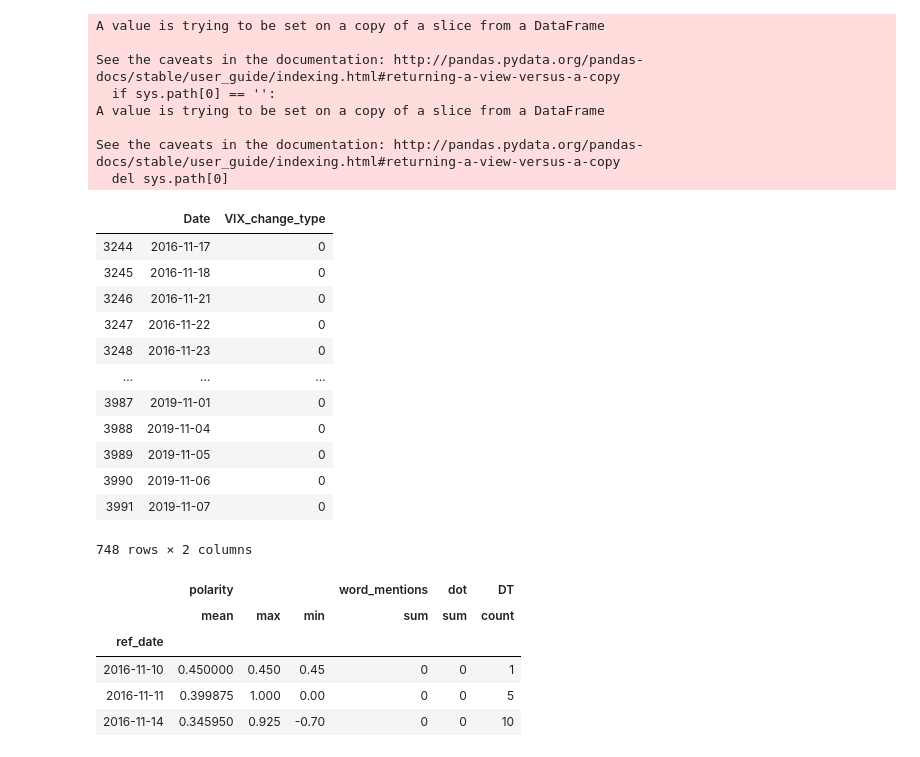
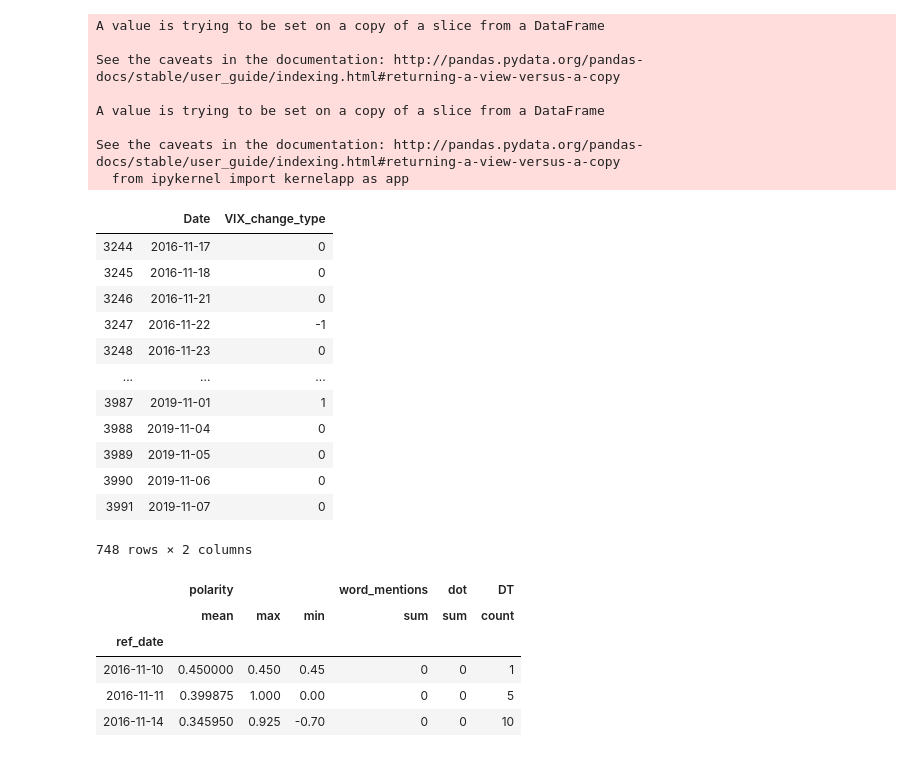
Before and after one commit to ddemarco96/FinalProject40, a Jupyter notebook: Milestone4_Dylan.ipynb, the cells around one changed output. Cells and saved outputs as stored; diff of their text form; code cells hidden in the pictures.

```diff
--- a/Milestone4_Dylan.ipynb
+++ b/Milestone4_Dylan.ipynb
@@ -34,40 +34,42 @@ import pandas_profiling
 # %%
 vix_df = pd.read_csv('./data/raw/vix_data.csv', index_col=0)
 vix_df.Date = pd.to_datetime(vix_df.Date)
 # We only use Open in our models
 vix_df.drop(columns=['VIX High', 'VIX Low', 'VIX Close'], inplace=True)
 vix_df['VIX_Change'] = vix_df['VIX Open'].diff()
 
 vix_df['VIX_change_type'] = 0
 
 q33 = vix_df.VIX_Change.quantile(.33)
 q67 = vix_df.VIX_Change.quantile(.67)
 std = vix_df.VIX_Change.std()
-vix_df.VIX_change_type[vix_df['VIX_Change'] > std ] = 1
-vix_df.VIX_change_type[vix_df['VIX_Change'] < -std ] = -1
+window = 0.5
+
+vix_df.VIX_change_type[vix_df['VIX_Change'] > mean + window * std ] = 1
+vix_df.VIX_change_type[vix_df['VIX_Change'] < mean - window * std ] = -1
 
 vix_df.groupby('VIX_change_type').count()
 # Drop enough days to use DOW even in models where we don't need it for fair comparison
 vix_df.drop(columns=['VIX Open', 'VIX_Change'], inplace=True)
 vix_df = vix_df.loc[vix_df.Date > '2016-11-16']
 vix_df
 # %% [output]
 A value is trying to be set on a copy of a slice from a DataFrame
 
 See the caveats in the documentation: http://pandas.pydata.org/pandas-docs/stable/user_guide/indexing.html#returning-a-view-versus-a-copy
-  if sys.path[0] == '':
+
 A value is trying to be set on a copy of a slice from a DataFrame
 
 See the caveats in the documentation: http://pandas.pydata.org/pandas-docs/stable/user_guide/indexing.html#returning-a-view-versus-a-copy
-  del sys.path[0]
+  from ipykernel import kernelapp as app
 |  | Date | VIX_change_type |
 | 3244 | 2016-11-17 | 0 |
 | 3245 | 2016-11-18 | 0 |
 | 3246 | 2016-11-21 | 0 |
-| 3247 | 2016-11-22 | 0 |
+| 3247 | 2016-11-22 | -1 |
 | 3248 | 2016-11-23 | 0 |
 | ... | ... | ... |
-| 3987 | 2019-11-01 | 0 |
+| 3987 | 2019-11-01 | 1 |
 | 3988 | 2019-11-04 | 0 |
 | 3989 | 2019-11-05 | 0 |
 | 3990 | 2019-11-06 | 0 |
```
Also changed, not shown: parts of 4 cells of this notebook, 2 other files.
